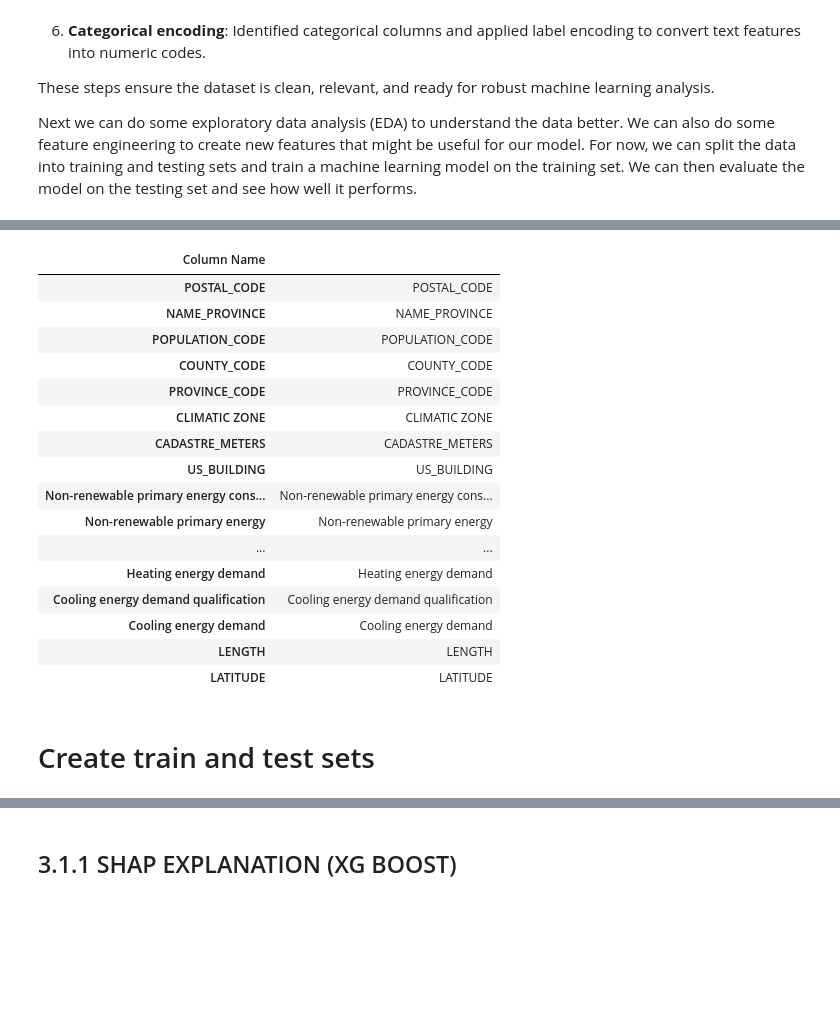
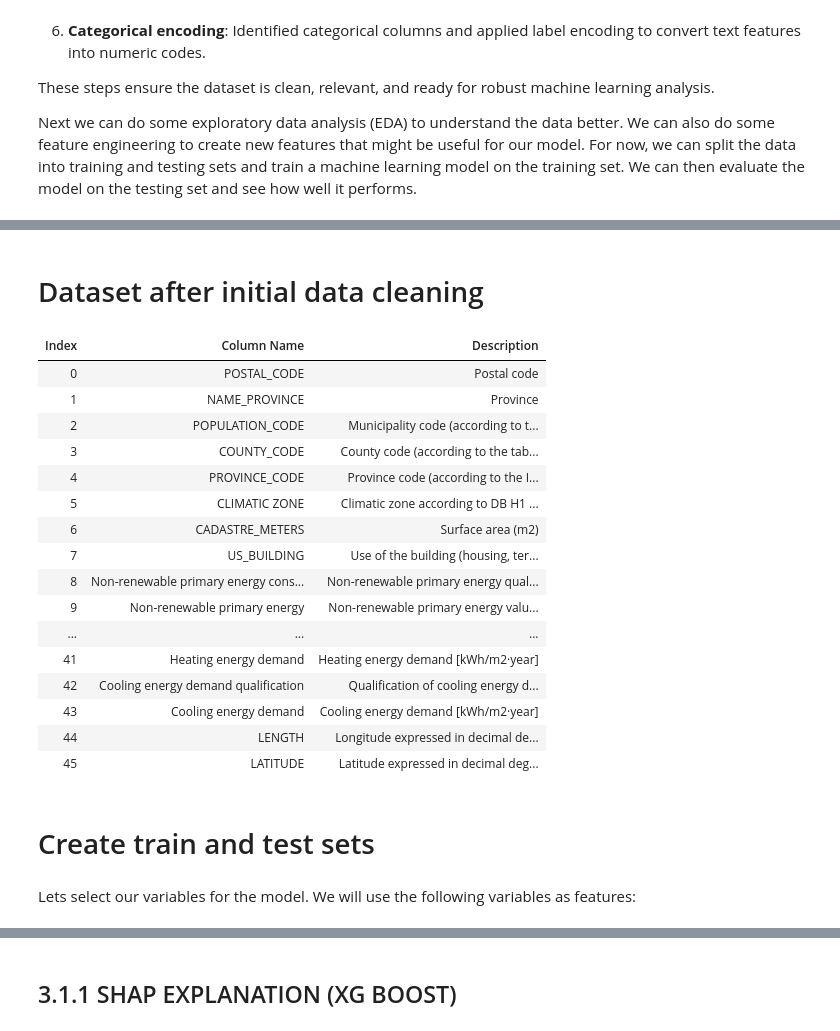
Before and after one commit to Corne173/Building-EPC, a Jupyter notebook: Masters_Code2.ipynb, the cells around one changed output, grey strips where cells are left out. Cells and saved outputs as stored; diff of their text form; code cells hidden in the pictures; blank space fills up the shorter version.

```diff
--- a/Masters_Code2.ipynb
+++ b/Masters_Code2.ipynb
@@ -315,0 +417,20 @@ display(text_unique_df)
+# %%
+from IPython.display import display, HTML
+
+# Identify categorical columns (object dtype)
+categorical_cols = [col for col in df_energy.columns if df_energy[col].dtype == 'object']
+
+# Count unique values for each categorical column
+text_unique_counts = {col: df_energy[col].nunique() for col in categorical_cols}
+
+# Identify categorical columns with more than 15 unique values
+high_cardinality_cols = [col for col, count in text_unique_counts.items() if count > 11]
+
+display(HTML(f"<b>Columns with more than 15 unique values:</b> {high_cardinality_cols}"))
+
+# Drop only columns that exist in df_energy
+cols_to_drop = [col for col in high_cardinality_cols if col in df_energy.columns]
+df_energy = df_energy.drop(columns=cols_to_drop)
+
+# Show remaining columns
+display(HTML(f"<b>Remaining columns:</b> {df_energy.columns.tolist()}"))
@@ -436,24 +546,30 @@ Next we can do some exploratory data analysis (EDA) to understand the data bette
+# %% [markdown]
+# Dataset after initial data cleaning
 # %%
-
-display(HTML(df_energy.columns.to_frame().to_html(header=False)))
+# Merge column names with their descriptions from schema_df
+col_info = pd.DataFrame({'Column Name': df_energy.columns}).reset_index().rename(columns={'index': 'Index'})
+col_info = col_info.merge(schema_df[['Column Name', 'Description']], on='Column Name', how='left')
+display(HTML(col_info.to_html(index=False)))
 # %% [output]
-| Column Name |  |
-| POSTAL_CODE | POSTAL_CODE |
-| NAME_PROVINCE | NAME_PROVINCE |
-| POPULATION_CODE | POPULATION_CODE |
-| COUNTY_CODE | COUNTY_CODE |
-| PROVINCE_CODE | PROVINCE_CODE |
-| CLIMATIC ZONE | CLIMATIC ZONE |
-| CADASTRE_METERS | CADASTRE_METERS |
-| US_BUILDING | US_BUILDING |
-| Non-renewable primary energy cons... | Non-renewable primary energy cons... |
-| Non-renewable primary energy | Non-renewable primary energy |
-| ... | ... |
-| Heating energy demand | Heating energy demand |
-| Cooling energy demand qualification | Cooling energy demand qualification |
-| Cooling energy demand | Cooling energy demand |
-| LENGTH | LENGTH |
-| LATITUDE | LATITUDE |
+| Index | Column Name | Description |
+| 0 | POSTAL_CODE | Postal code |
+| 1 | NAME_PROVINCE | Province |
+| 2 | POPULATION_CODE | Municipality code (according to t... |
+| 3 | COUNTY_CODE | County code (according to the tab... |
+| 4 | PROVINCE_CODE | Province code (according to the I... |
+| 5 | CLIMATIC ZONE | Climatic zone according to DB H1 ... |
+| 6 | CADASTRE_METERS | Surface area (m2) |
+| 7 | US_BUILDING | Use of the building (housing, ter... |
+| 8 | Non-renewable primary energy cons... | Non-renewable primary energy qual... |
+| 9 | Non-renewable primary energy | Non-renewable primary energy valu... |
+| ... | ... | ... |
+| 41 | Heating energy demand | Heating energy demand [kWh/m2·year] |
+| 42 | Cooling energy demand qualification | Qualification of cooling energy d... |
+| 43 | Cooling energy demand | Cooling energy demand [kWh/m2·year] |
+| 44 | LENGTH | Longitude expressed in decimal de... |
+| 45 | LATITUDE | Latitude expressed in decimal deg... |
 # %% [markdown]
 # Create train and test sets
+# %% [markdown]
+Lets select our variables for the model. We will use the following variables as features:
 # %%
```
Also changed, not shown: parts of 47 cells of this notebook.
